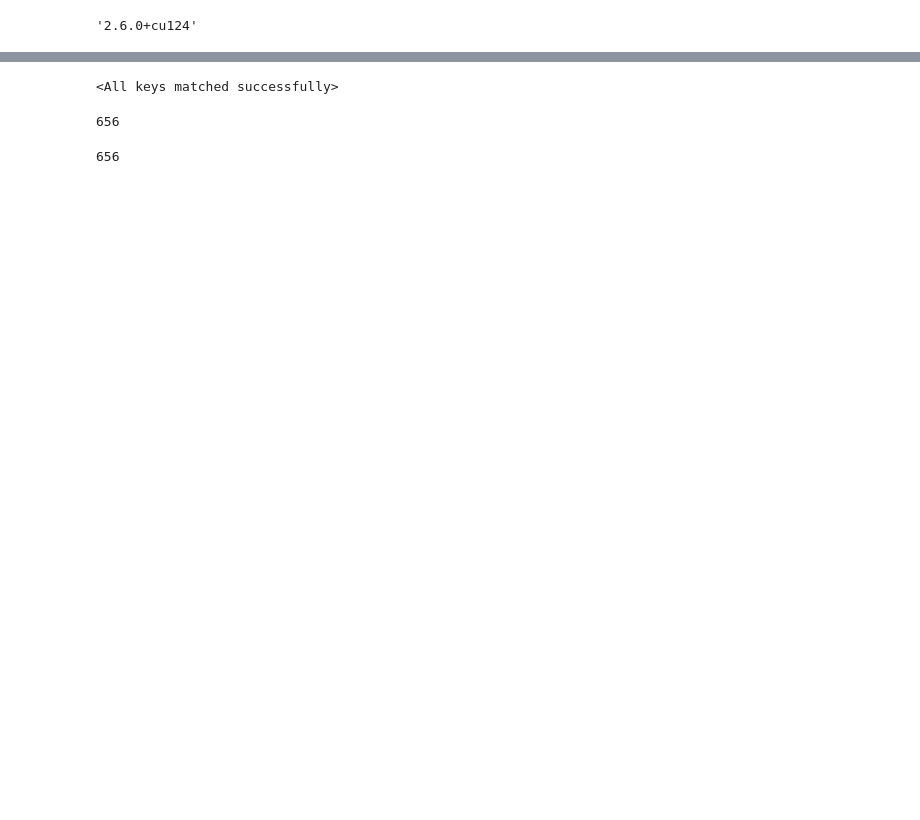
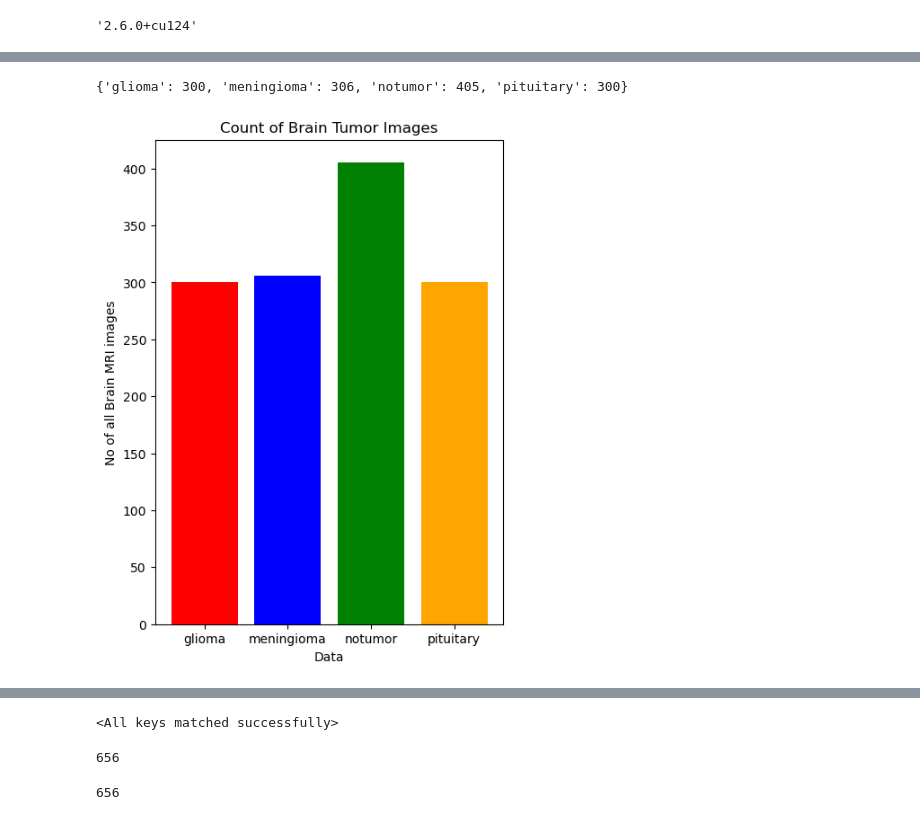
Before and after one commit to nnuvi/brain-tumor-classification, a Jupyter notebook: notebooks/brain-tumor-classification-pytorch-99-3-test.ipynb, the cells around one changed output, grey strips where cells are left out. Saved outputs shown, nothing was run; the diff lists cells and outputs as text; code cells hidden in the pictures; blank space fills up the shorter version.

```diff
--- a/notebooks/brain-tumor-classification-pytorch-99-3-test.ipynb
+++ b/notebooks/brain-tumor-classification-pytorch-99-3-test.ipynb
@@ -39,0 +97,6 @@ device
+# %%
+# testing data
+data_graph(testing_paths, "image_distribution_for_testing_data")
+# %% [output]
+{'glioma': 300, 'meningioma': 306, 'notumor': 405, 'pituitary': 300}
+[figure, added]
```
Also changed, not shown: parts of 40 cells of this notebook, 14 other files.
